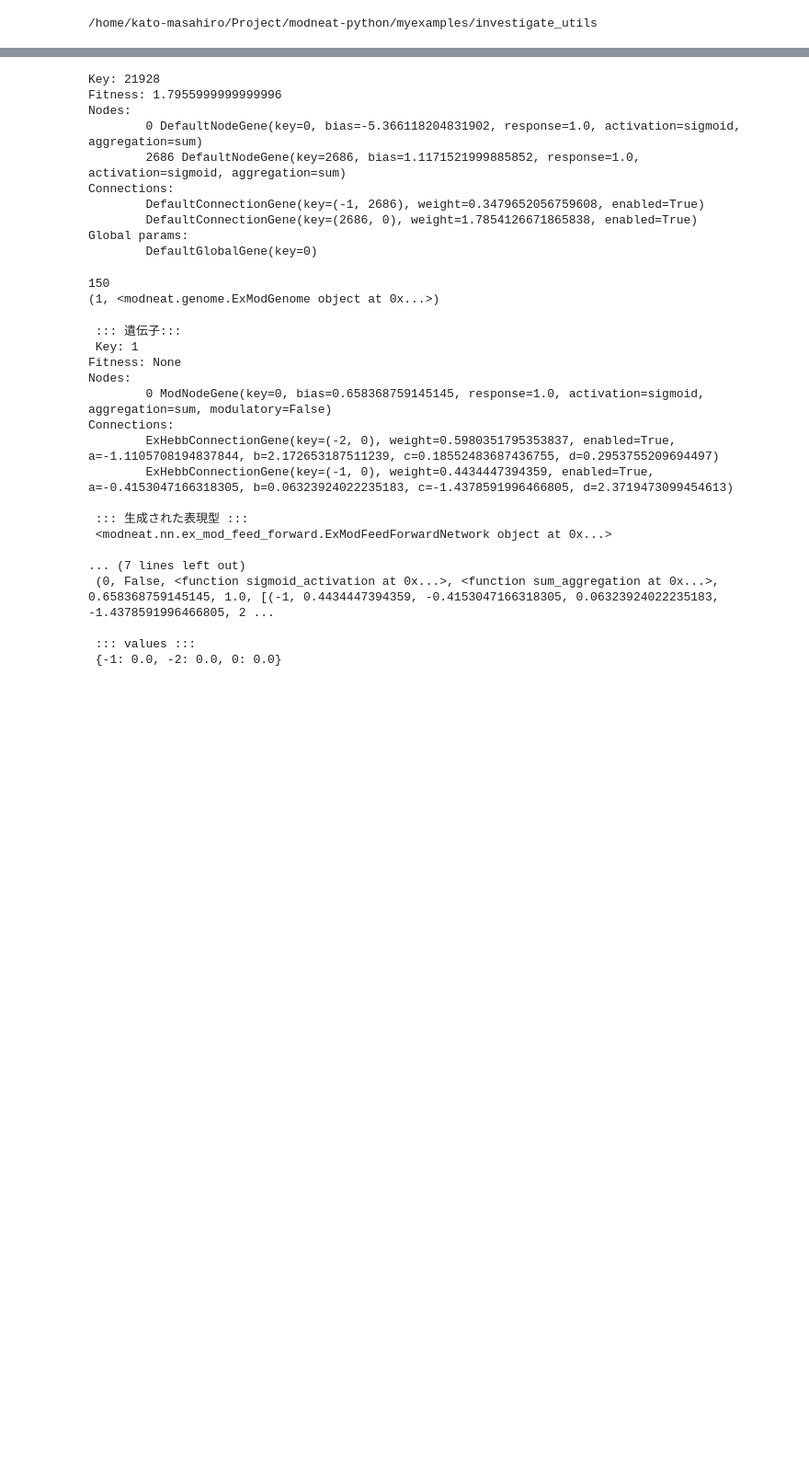
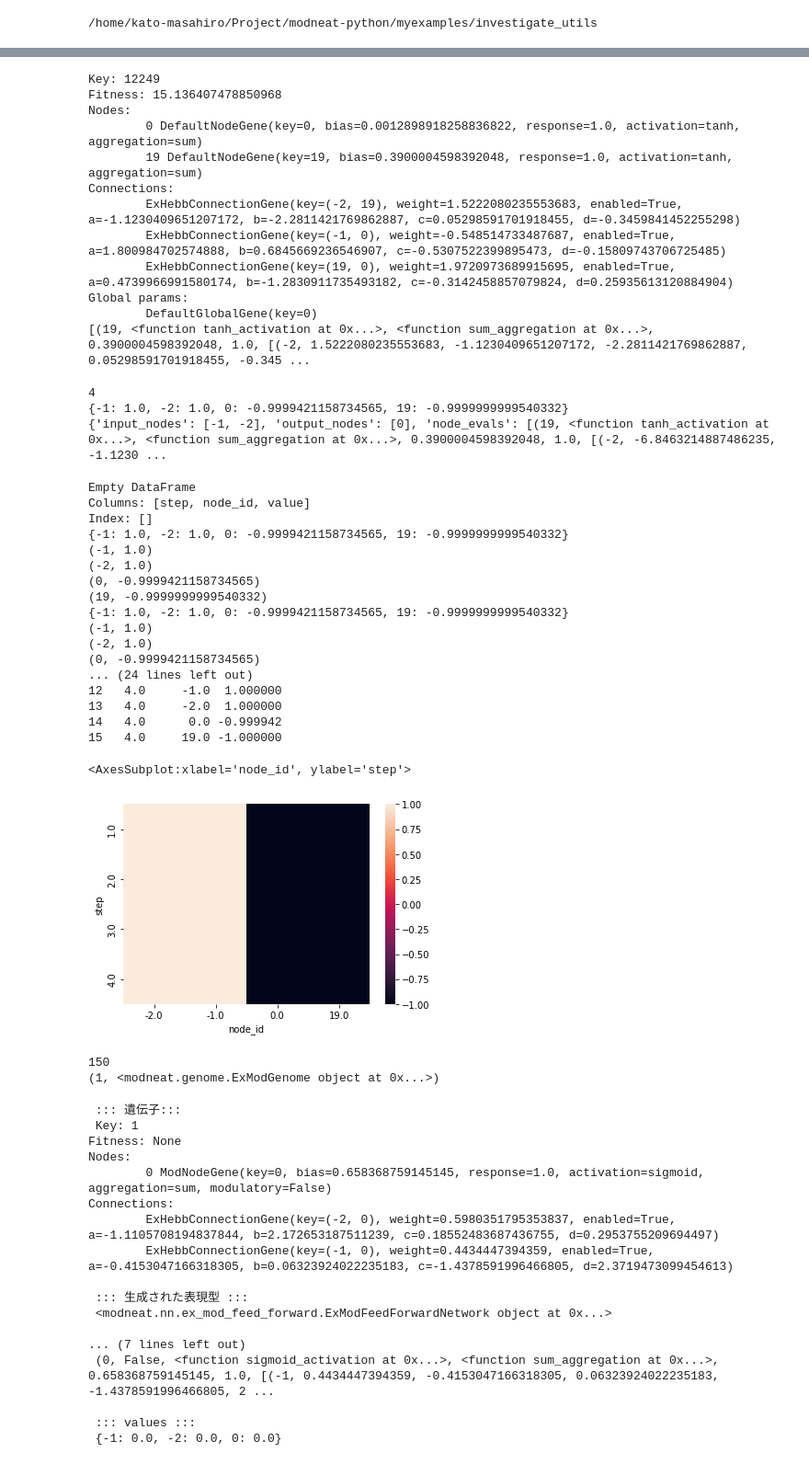
Before and after one commit to kato-mahiro/modneat-python, a Jupyter notebook: myexamples/investigate_utils/investigate_behaviour.ipynb, the cells around one changed output, grey strips where cells are left out. Shown: that part at 92% size. Cells and saved outputs as stored; diff of their text form; code cells hidden in the pictures; blank space fills up the shorter version.

Commit message:
add: show history

```diff
--- a/myexamples/investigate_utils/investigate_behaviour.ipynb
+++ b/myexamples/investigate_utils/investigate_behaviour.ipynb
@@ -18,7 +22,7 @@ from modneat import visualize
 # %% [output]
 /home/kato-masahiro/Project/modneat-python/myexamples/investigate_utils
 # %%
-p = modneat.Checkpointer.restore_checkpoint('../results/task.non_static_FeedForwardNetwork_0/checkpoints/checkpoint-99')
-print(p)
-t = task.non_static(network_type = modneat.nn.FeedForwardNetwork)
+p = modneat.Checkpointer.restore_checkpoint('../results/task.non_static_IndExHebbFFN_0/checkpoints/checkpoint-99')
+print(p.config)
+t = task.non_static(network_type = modneat.nn.IndExHebbFFN)
 # %% [output]
@@ -26,3 +30,4 @@ t = task.non_static(network_type = modneat.nn.FeedForwardNetwork)
 # %%
 best_genome = p.run(t.eval_genomes, 1)
+net = modneat.nn.IndExHebbFFN.create(best_genome, p.config)
 # %% [output]
@@ -31,16 +36,68 @@ Mean genetic distance 2.706, standard deviation 0.783
 # %%
 print(best_genome)
+print(net.node_evals)
 # %% [output]
-Key: 21928
-Fitness: 1.7955999999999996
+Key: 12249
+Fitness: 15.136407478850968
 Nodes:
-        0 DefaultNodeGene(key=0, bias=-5.366118204831902, response=1.0, activation=sigmoid, aggregation=sum)
-        2686 DefaultNodeGene(key=2686, bias=1.1171521999885852, response=1.0, activation=sigmoid, aggregation=sum)
+        0 DefaultNodeGene(key=0, bias=0.0012898918258836822, response=1.0, activation=tanh, aggregation=sum)
+        19 DefaultNodeGene(key=19, bias=0.3900004598392048, response=1.0, activation=tanh, aggregation=sum)
 Connections:
-        DefaultConnectionGene(key=(-1, 2686), weight=0.3479652056759608, enabled=True)
-        DefaultConnectionGene(key=(2686, 0), weight=1.7854126671865838, enabled=True)
+        ExHebbConnectionGene(key=(-2, 19), weight=1.5222080235553683, enabled=True, a=-1.1230409651207172, b=-2.2811421769862887, c=0.05298591701918455, d=-0.3459841452255298)
+        ExHebbConnectionGene(key=(-1, 0), weight=-0.548514733487687, enabled=True, a=1.800984702574888, b=0.6845669236546907, c=-0.5307522399895473, d=-0.15809743706725485)
+        ExHebbConnectionGene(key=(19, 0), weight=1.9720973689915695, enabled=True, a=0.4739966991580174, b=-1.2830911735493182, c=-0.3142458857079824, d=0.25935613120884904)
 Global params:
         DefaultGlobalGene(key=0)
+[(19, <function tanh_activation at 0x...>, <function sum_aggregation at 0x...>, 0.3900004598392048, 1.0, [(-2, 1.5222080235553683, -1.1230409651207172, -2.2811421769862887, 0.05298591701918455, -0.345 ...
+# %%
+fitness, log = t.eval_fitness(net, history_log = True)
+print(len(log))
+print(net.__dict__['values'])
+print(log[0])
+# %% [output]
+4
+{-1: 1.0, -2: 1.0, 0: -0.9999421158734565, 19: -0.9999999999540332}
+{'input_nodes': [-1, -2], 'output_nodes': [0], 'node_evals': [(19, <function tanh_activation at 0x...>, <function sum_aggregation at 0x...>, 0.3900004598392048, 1.0, [(-2, -6.8463214887486235, -1.1230 ...
+# %%
+#ノードの活性化値の可視化
+cols = ['step', 'node_id', 'value']
+df = pd.DataFrame(index=[], columns = cols)
+print(df)
+value_history = [items['values'] for items in log]
+
+step = 0
+for values in value_history:
+    step += 1
+    print(values)
+    for i in values.items():
+        print(i)
+        record = pd.Series([step, i[0], i[1]], index=df.columns)
+        df = df.append(record, ignore_index=True)
+
+print(df)
+
+df_pivot = pd.pivot_table(data = df, values='value', columns='node_id', index='step')
+sns.heatmap(df_pivot)
+# %% [output]
+Empty DataFrame
+Columns: [step, node_id, value]
+Index: []
+{-1: 1.0, -2: 1.0, 0: -0.9999421158734565, 19: -0.9999999999540332}
+(-1, 1.0)
+(-2, 1.0)
+(0, -0.9999421158734565)
+(19, -0.9999999999540332)
+{-1: 1.0, -2: 1.0, 0: -0.9999421158734565, 19: -0.9999999999540332}
+(-1, 1.0)
+(-2, 1.0)
+(0, -0.9999421158734565)
+... (24 lines left out)
+12   4.0     -1.0  1.000000
+13   4.0     -2.0  1.000000
+14   4.0      0.0 -0.999942
+15   4.0     19.0 -1.000000
+<AxesSubplot:xlabel='node_id', ylabel='step'>
+[figure, added]
 # %%
 # The current working directory
 #print(Path().resolve())
```
Also changed, not shown: parts of 3 cells of this notebook, 1 other file.
